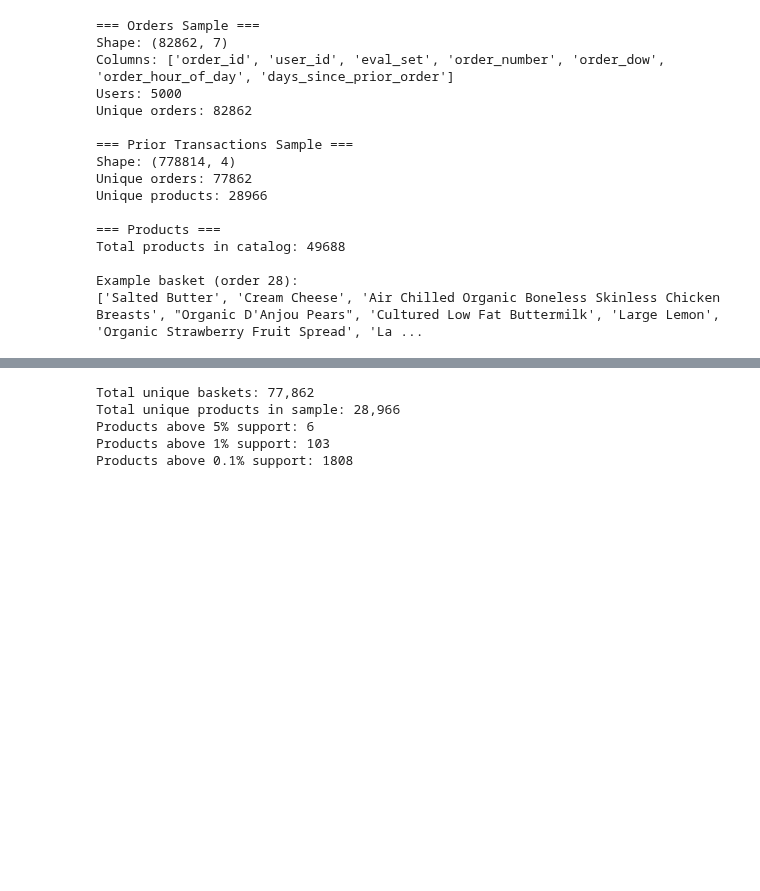
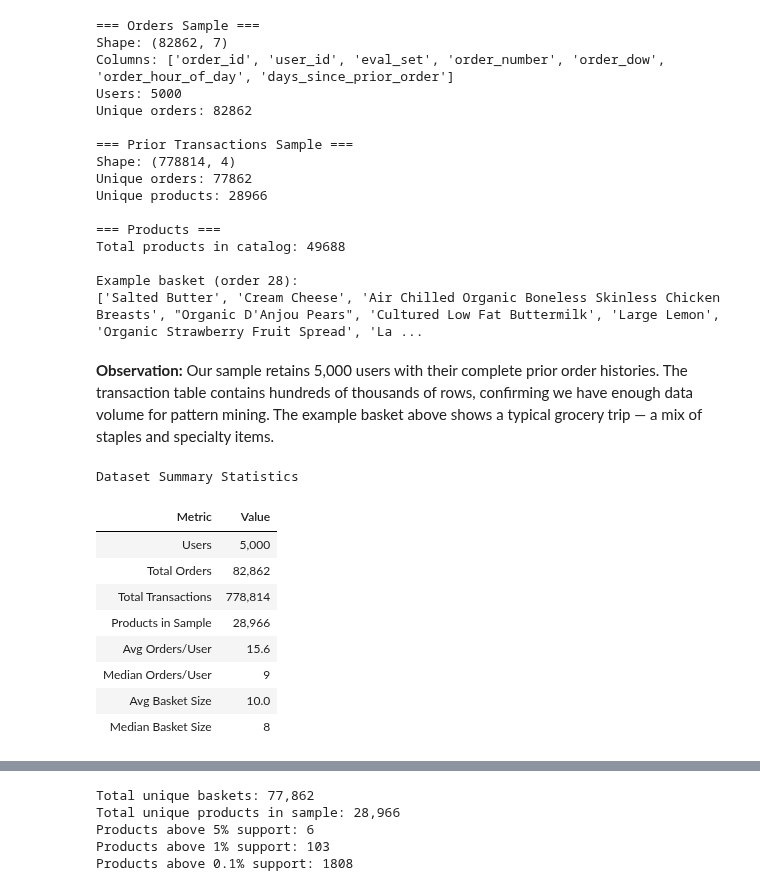
Before and after one commit to khussalpradhan/Instacart-Analysis, a Jupyter notebook: instacart_final_project.ipynb, the cells around one changed output, grey strips where cells are left out. Saved outputs shown, nothing was run; the diff lists cells and outputs as text; code cells hidden in the pictures; blank space fills up the shorter version.

```diff
--- a/instacart_final_project.ipynb
+++ b/instacart_final_project.ipynb
@@ -130,3 +156,36 @@ Total products in catalog: 49688
 
 Example basket (order 28):
 ['Salted Butter', 'Cream Cheese', 'Air Chilled Organic Boneless Skinless Chicken Breasts', "Organic D'Anjou Pears", 'Cultured Low Fat Buttermilk', 'Large Lemon', 'Organic Strawberry Fruit Spread', 'La ...
+# %% [markdown]
+**Observation:** Our sample retains 5,000 users with their complete prior order histories. The transaction table contains hundreds of thousands of rows, confirming we have enough data volume for pattern mining. The example basket above shows a typical grocery trip — a mix of staples and specialty items.
+# %%
+# Descriptive statistics: orders per user and basket sizes
+orders_per_user = orders_df[orders_df['eval_set'] == 'prior'].groupby('user_id')['order_id'].count()
+basket_sizes = prior_df.groupby('order_id')['product_id'].count()
+
+stats_data = {
+    'Metric': ['Users', 'Total Orders', 'Total Transactions', 'Products in Sample',
+               'Avg Orders/User', 'Median Orders/User', 'Avg Basket Size', 'Median Basket Size'],
+    'Value': [
+        f"{orders_df['user_id'].nunique():,}",
+        f"{orders_df['order_id'].nunique():,}",
+        f"{prior_df.shape[0]:,}",
+        f"{prior_df['product_id'].nunique():,}",
+        f"{orders_per_user.mean():.1f}",
+        f"{orders_per_user.median():.0f}",
+        f"{basket_sizes.mean():.1f}",
+        f"{basket_sizes.median():.0f}"
+    ]
+}
+display(pd.DataFrame(stats_data).style.hide(axis='index').set_caption('Dataset Summary Statistics'))
+# %% [output]
+Dataset Summary Statistics
+| Metric | Value |
+| Users | 5,000 |
+| Total Orders | 82,862 |
+| Total Transactions | 778,814 |
+| Products in Sample | 28,966 |
+| Avg Orders/User | 15.6 |
+| Median Orders/User | 9 |
+| Avg Basket Size | 10.0 |
+| Median Basket Size | 8 |
```
Also changed, not shown: parts of 21 cells of this notebook.
